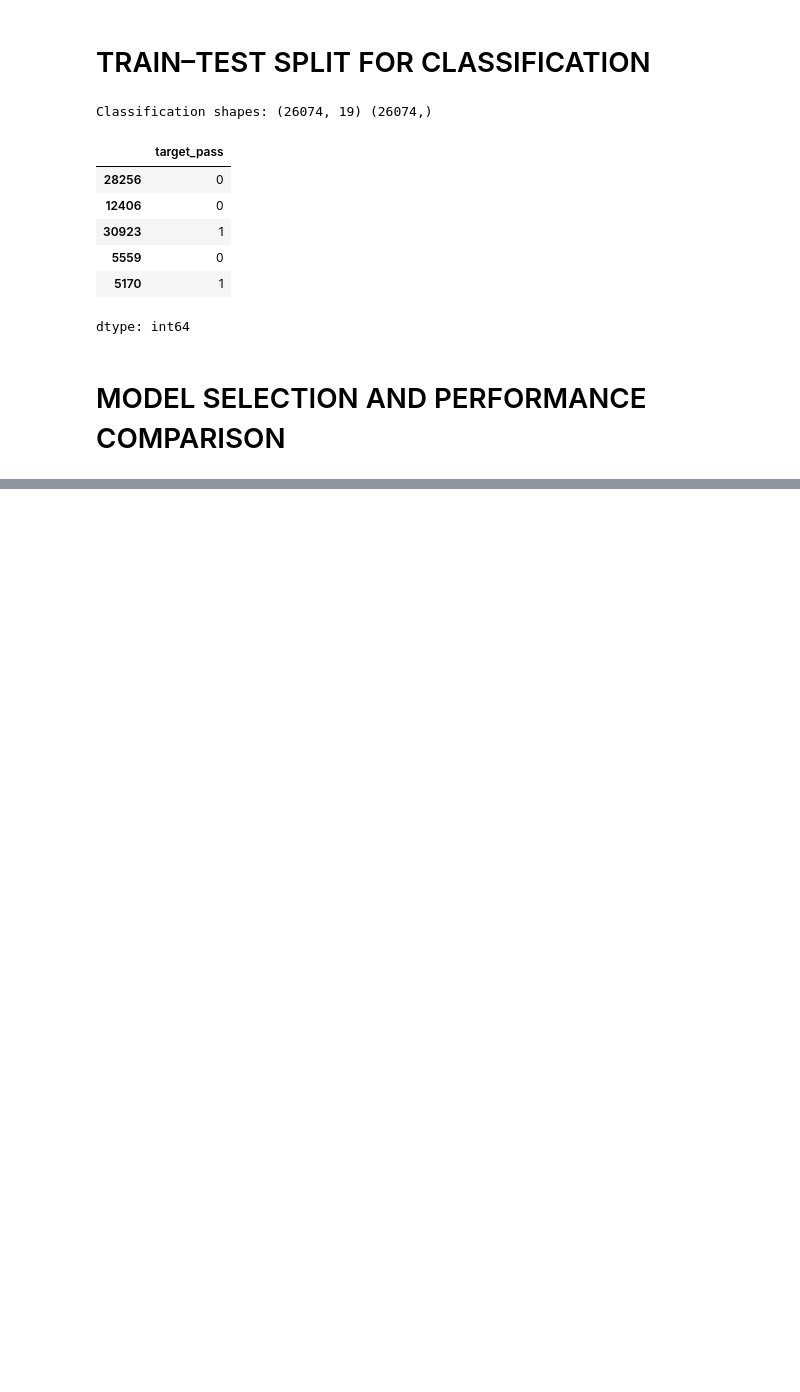
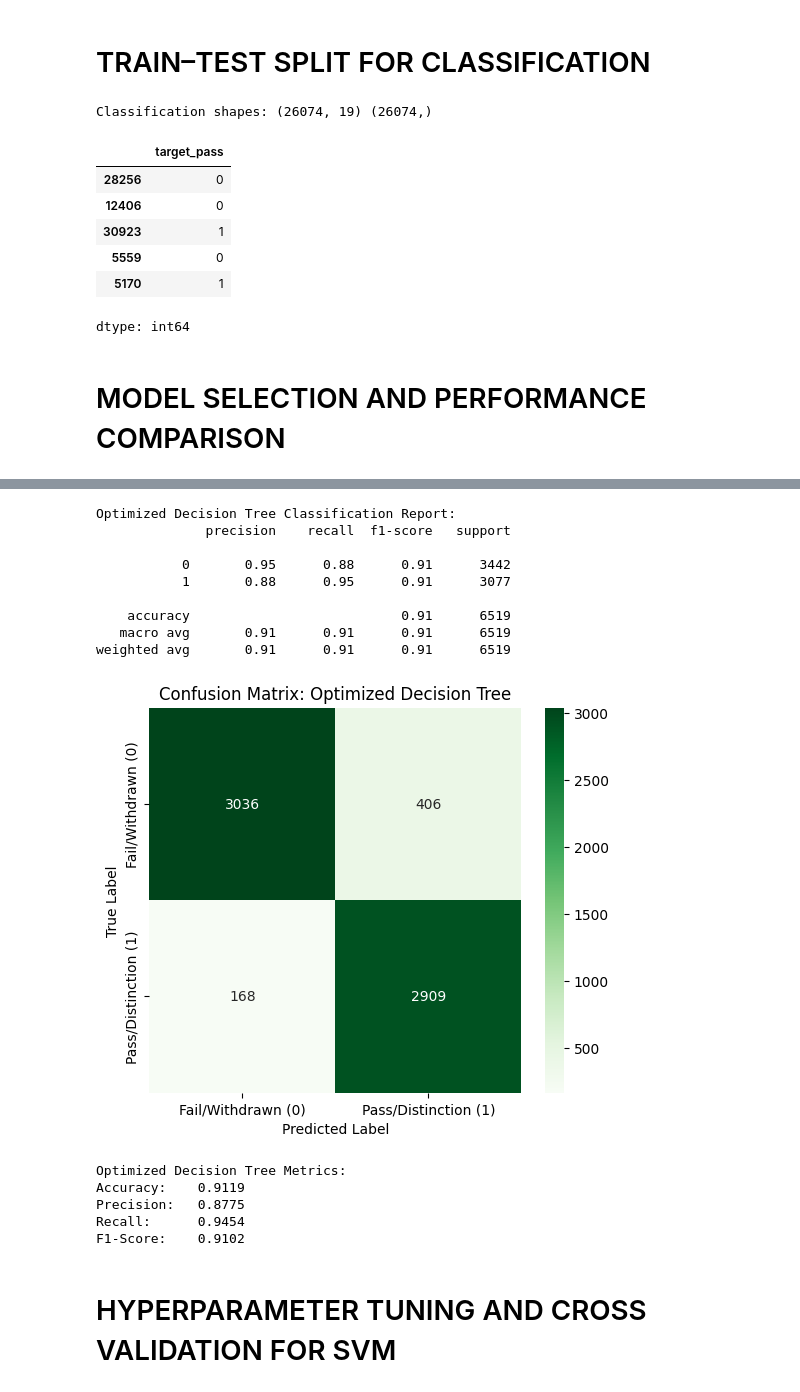
Before and after one commit to Jiajieja/WM9QG-Fundamentals-of-Artificial-Intelligence-and-Data-Mining-Group-Assessment, a Jupyter notebook: CLASSIFICATION/OULA_Dataset_Analysis.ipynb, the cells around one changed output, grey strips where cells are left out. Drawn from its saved outputs; the diff is of its cells as text; code cells hidden in the pictures; blank space fills up the shorter version.

Commit message:
[rushikesh] : Performed Cross Validation and Model Optimisation.

```diff
--- a/CLASSIFICATION/OULA_Dataset_Analysis.ipynb
+++ b/CLASSIFICATION/OULA_Dataset_Analysis.ipynb
@@ -1205,0 +1412,52 @@ plt.show()
+# %%
+# 1. Retrieve the best estimator
+best_dt = dt_grid_search.best_estimator_
+
+# 2. Predict on test set
+y_pred_best_dt = best_dt.predict(X_test)
+
+# 3. Calculate Metrics
+acc_best_dt = accuracy_score(y_test, y_pred_best_dt)
+prec_best_dt = precision_score(y_test, y_pred_best_dt)
+rec_best_dt = recall_score(y_test, y_pred_best_dt)
+f1_best_dt = f1_score(y_test, y_pred_best_dt)
+
+# 4. Print Classification Report
+print("Optimized Decision Tree Classification Report:")
+print(classification_report(y_test, y_pred_best_dt))
+
+# 5. Confusion Matrix Visualization
+cm_best_dt = confusion_matrix(y_test, y_pred_best_dt)
+plt.figure(figsize=(6, 5))
+sns.heatmap(cm_best_dt, annot=True, fmt='d', cmap='Greens',
+            xticklabels=['Fail/Withdrawn (0)', 'Pass/Distinction (1)'],
+            yticklabels=['Fail/Withdrawn (0)', 'Pass/Distinction (1)'])
+plt.xlabel('Predicted Label')
+plt.ylabel('True Label')
+plt.title('Confusion Matrix: Optimized Decision Tree')
+plt.show()
+
+# 6. Print Summary Metrics
+print(f"Optimized Decision Tree Metrics:")
+print(f"Accuracy:    {acc_best_dt:.4f}")
+print(f"Precision:   {prec_best_dt:.4f}")
+print(f"Recall:      {rec_best_dt:.4f}")
+print(f"F1-Score:    {f1_best_dt:.4f}")
+# %% [output]
+Optimized Decision Tree Classification Report:
+              precision    recall  f1-score   support
+
+           0       0.95      0.88      0.91      3442
+           1       0.88      0.95      0.91      3077
+
+    accuracy                           0.91      6519
+   macro avg       0.91      0.91      0.91      6519
+weighted avg       0.91      0.91      0.91      6519
+[figure, added]
+Optimized Decision Tree Metrics:
+Accuracy:    0.9119
+Precision:   0.8775
+Recall:      0.9454
+F1-Score:    0.9102
+# %% [markdown]
+# HYPERPARAMETER TUNING AND CROSS VALIDATION FOR SVM
```
Also changed, not shown: parts of 40 cells of this notebook.
